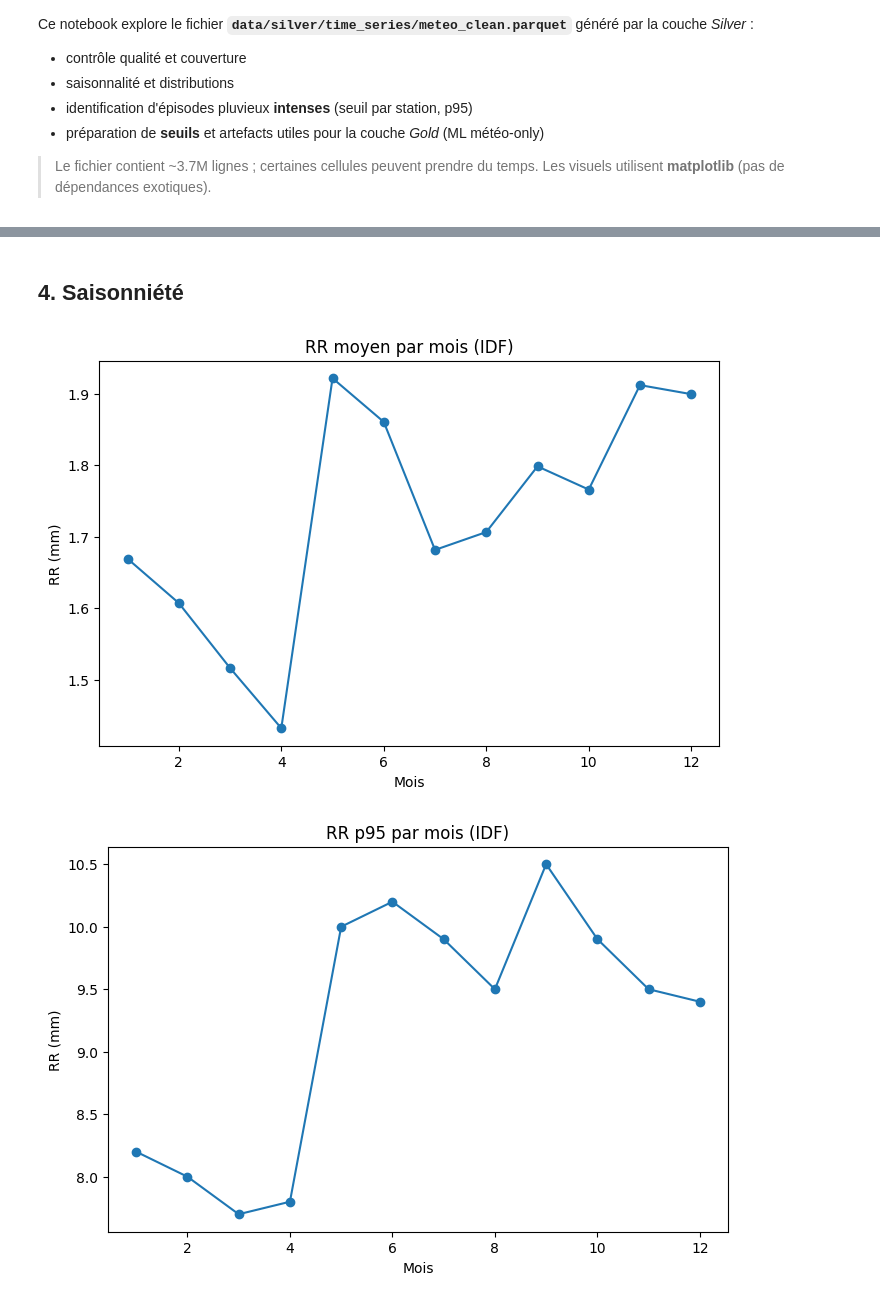
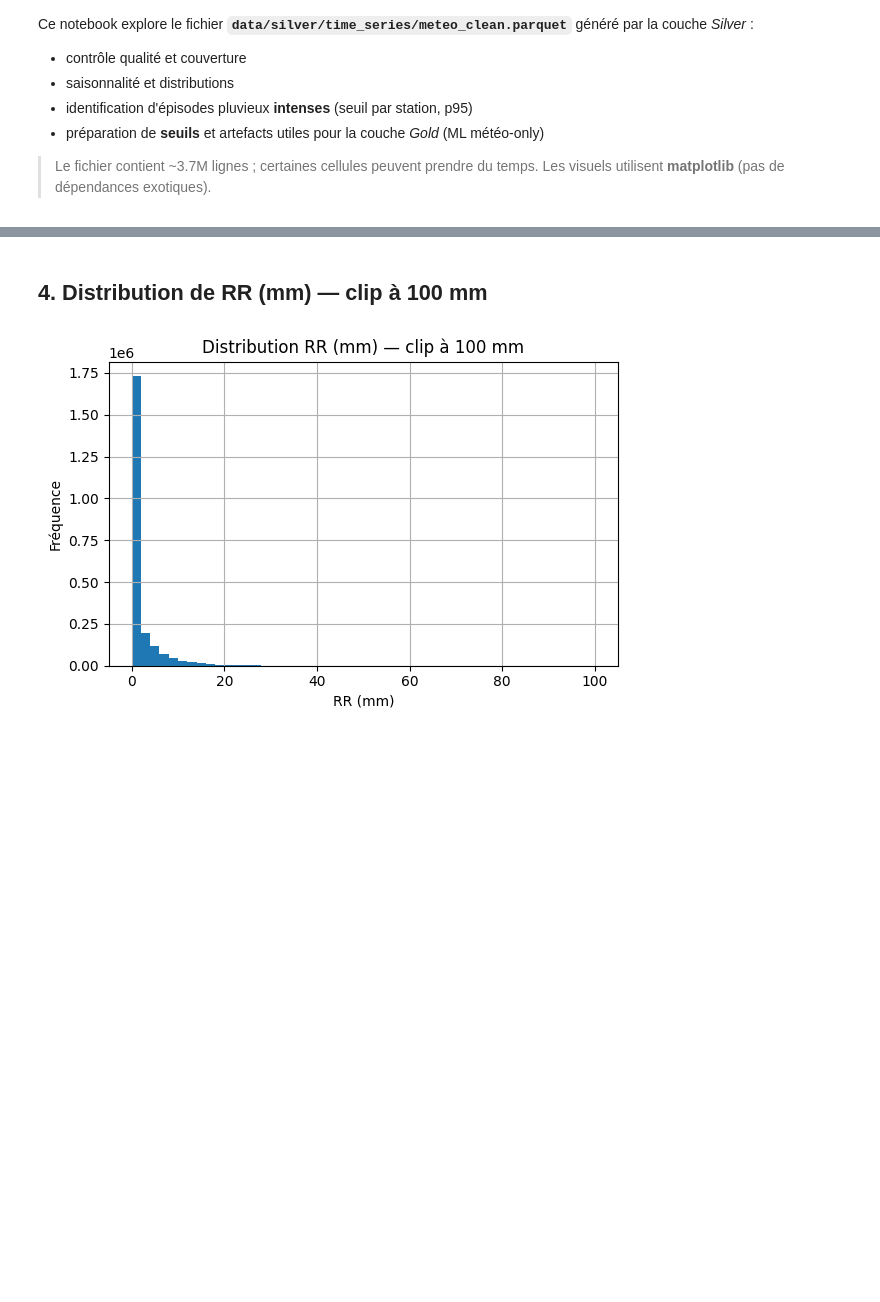
Before and after one commit to brillant972/EFREI_M2-Hackathon, a Jupyter notebook: scripts/EDA_meteo_IDF.ipynb, the cells around one changed output, grey strips where cells are left out. Saved outputs shown, nothing was run; the diff lists cells and outputs as text; code cells hidden in the pictures; blank space fills up the shorter version.

```diff
--- a/scripts/EDA_meteo_IDF.ipynb
+++ b/scripts/EDA_meteo_IDF.ipynb
@@ -159,33 +87,15 @@ plt.show()
 # %% [markdown]
-## 4. Saisonniété
+## 4. Distribution de RR (mm) — clip à 100 mm
 # %%
+if "RR" in df.columns:
+    rr = df["RR"].dropna().clip(upper=100)
 
-# RR moyen/médian par mois
-monthly = (df.groupby("month")["RR"]
-             .agg(rr_mean="mean", rr_median="median", rr_p95=lambda x: np.nanpercentile(x.dropna(), 95)))
-
-fig, ax = plt.subplots(figsize=(8,5))
-monthly["rr_mean"].plot(ax=ax, marker="o")
-ax.set_title("RR moyen par mois (IDF)")
-ax.set_xlabel("Mois")
-ax.set_ylabel("RR (mm)")
-plt.show()
-
-fig, ax = plt.subplots(figsize=(8,5))
-monthly["rr_p95"].plot(ax=ax, marker="o")
-ax.set_title("RR p95 par mois (IDF)")
-ax.set_xlabel("Mois")
-ax.set_ylabel("RR (mm)")
-plt.show()
-
-# TM moyen par mois
-tm_monthly = df.groupby("month")["TM"].mean()
-fig, ax = plt.subplots(figsize=(8,5))
-tm_monthly.plot(ax=ax, marker="o")
-ax.set_title("TM moyenne par mois (IDF)")
-ax.set_xlabel("Mois")
-ax.set_ylabel("TM (°C)")
-plt.show()
+    plt.figure(figsize=(6,4))
+    rr.hist(bins=50)
+    plt.title("Distribution RR (mm) — clip à 100 mm")
+    plt.xlabel("RR (mm)")
+    plt.ylabel("Fréquence")
+    plt.tight_layout()
+    plt.show()
 # %% [output]
-[figure, old version]
+[figure, new version]
-[figure, removed]
```
Also changed, not shown: parts of 26 cells of this notebook, 4 other files.
